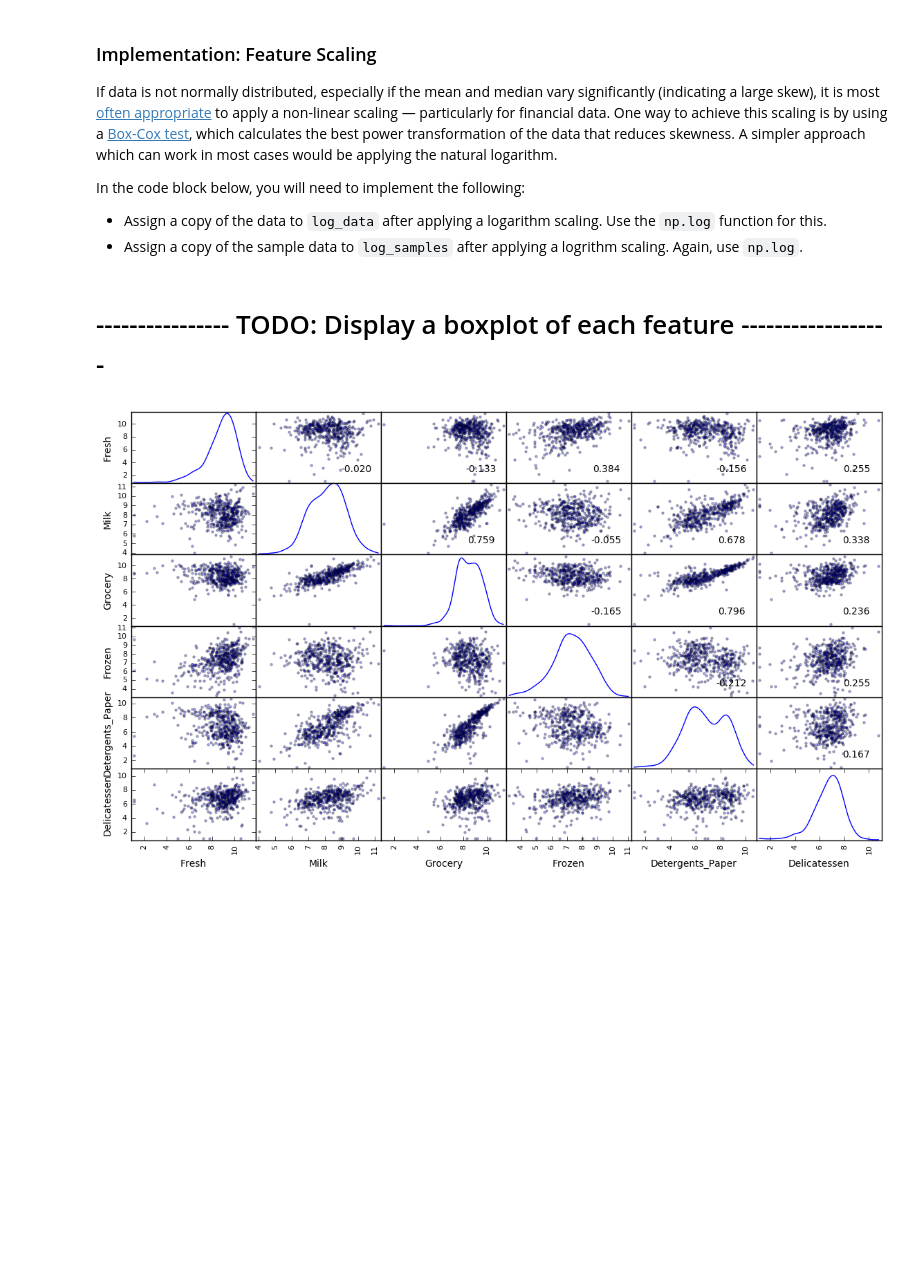
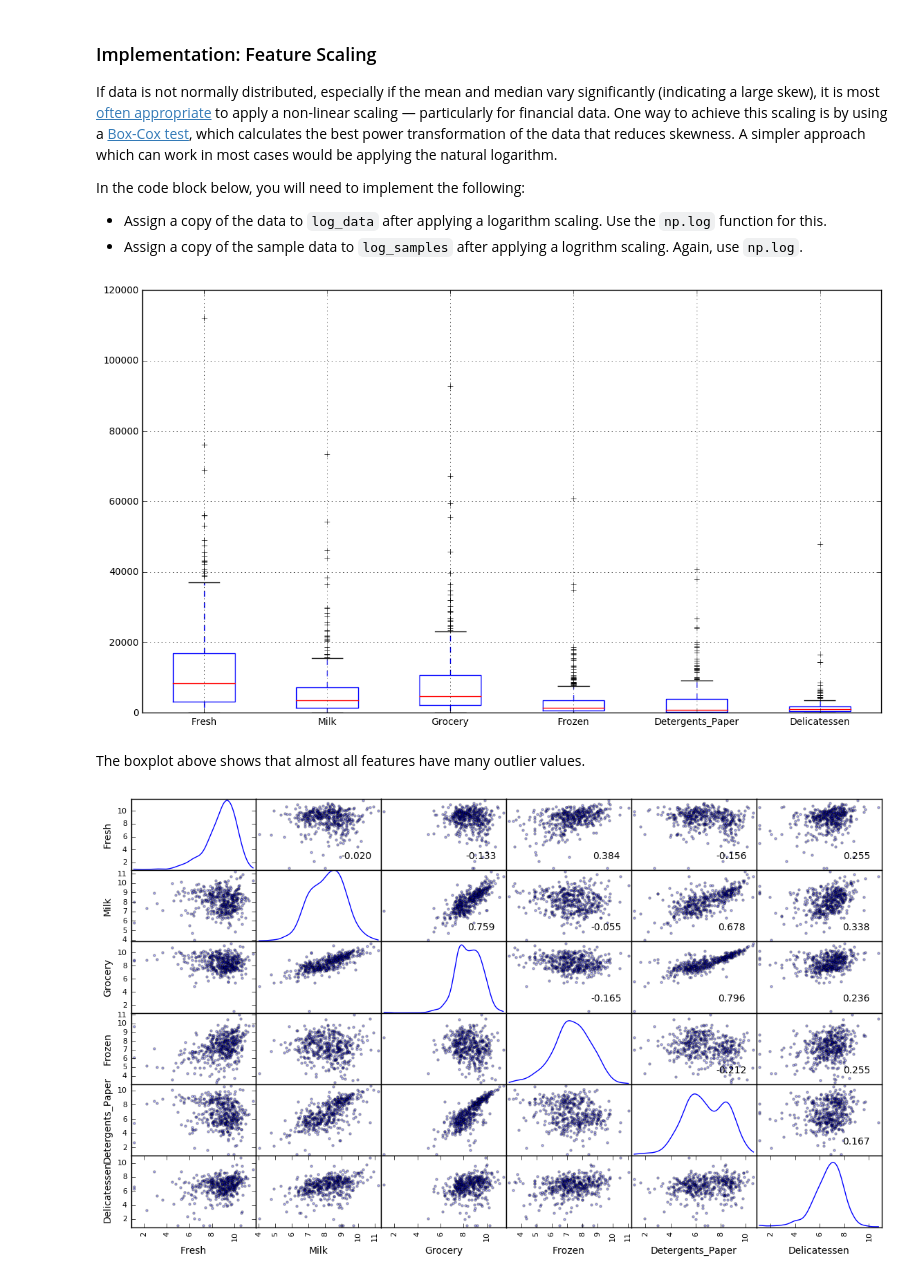
Before and after one commit to iyersume/ml-projects, a Jupyter notebook: customer_segments/customer_segments.ipynb, the cells around one changed output. Saved outputs shown, nothing was run; the diff lists cells and outputs as text; code cells hidden in the pictures; blank space fills up the shorter version.

```diff
--- a/customer_segments/customer_segments.ipynb
+++ b/customer_segments/customer_segments.ipynb
@@ -173,8 +174,13 @@ If data is not normally distributed, especially if the mean and median vary sign
 In the code block below, you will need to implement the following:
  - Assign a copy of the data to `log_data` after applying a logarithm scaling. Use the `np.log` function for this.
  - Assign a copy of the sample data to `log_samples` after applying a logrithm scaling. Again, use `np.log`.
-# %% [markdown]
-# ---------------- TODO: Display a boxplot of each feature ------------------
+# %%
+a = plt.figure(figsize=(14, 8))
+a = data.boxplot(return_type="axes")
+# %% [output]
+[figure, added]
+# %% [markdown]
+The boxplot above shows that almost all features have many outlier values.
 # %%
 # TODO: Scale the data using the natural logarithm
 log_data = data.apply(np.log)
```
Also changed, not shown: parts of 4 cells of this notebook.
